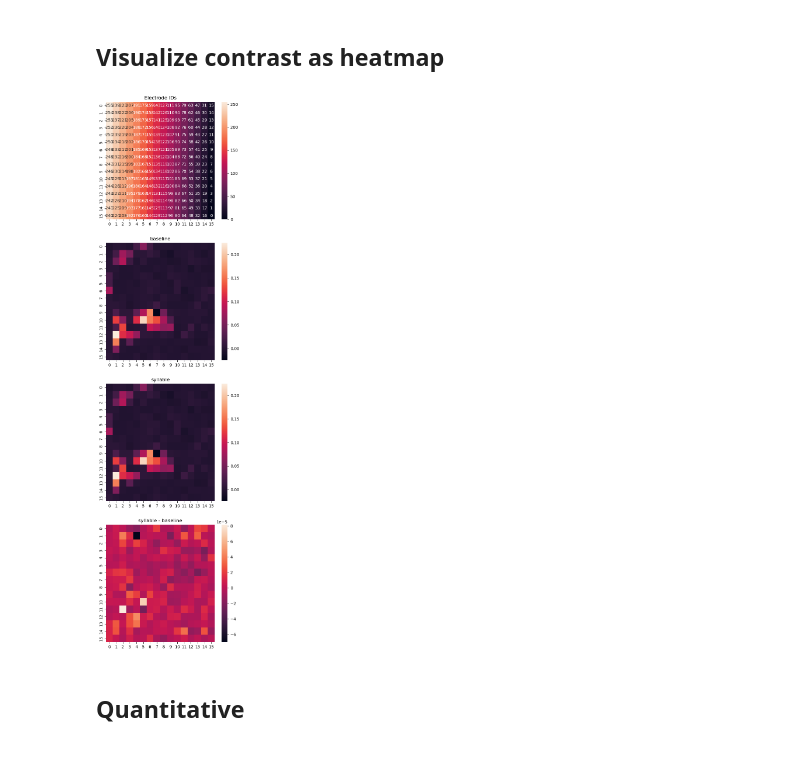
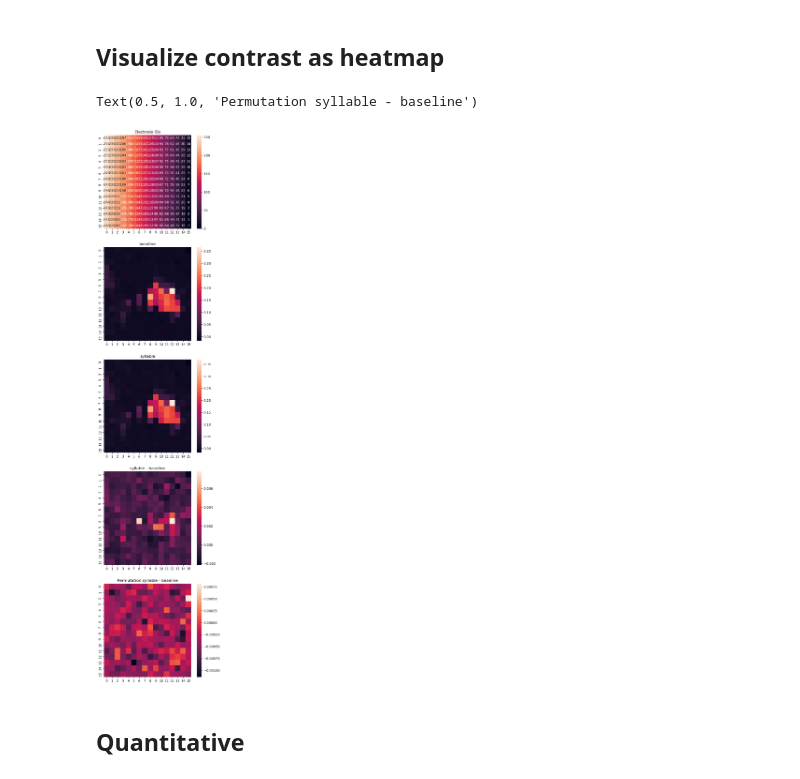
Before and after one commit to hans/ideal-word-representations, a Jupyter notebook: notebooks/encoding/compare_within_subject.ipynb, the cells around one changed output. Saved outputs shown, nothing was run; the diff lists cells and outputs as text; code cells hidden in the pictures.

Commit message:
update compare_within_subject to work with new model serialization

```diff
--- a/notebooks/encoding/compare_within_subject.ipynb
+++ b/notebooks/encoding/compare_within_subject.ipynb
@@ -40,5 +67,7 @@ model1_scores
 # %%
-all_scores = pd.concat([model1_scores, model2_scores], names=["model"], keys=[model1, model2])
-all_scores.to_csv(output_csv)
+all_scores = pd.concat([model1_scores, model2_scores], names=["model"], keys=[model1, model2]) \
+    .droplevel(-1) \
+    .set_index(["output_dim", "fold"], append=True)
+all_scores.to_csv(Path(output_dir) / "scores.csv")
 all_scores
 # %% [output]
@@ -58,0 +88,4 @@ all_scores
+# %%
+all_improvements = all_scores.loc[model2].score - all_scores.loc[model1].score
+all_improvements.to_csv(Path(output_dir) / "improvements.csv")
+all_improvements
@@ -58,0 +106,4 @@ all_scores
+# %%
+permutation_improvements = model2_permutation_scores.score - all_scores.loc[model1].score
+permutation_improvements.to_csv(Path(output_dir) / "permutation_improvements.csv")
+permutation_improvements
@@ -60,48 +125,54 @@ all_scores
 ## Visualize contrast as heatmap
 # %%
 # plot as grid
-grid_num_rows, grid_num_cols = 16, 16
+num_output_dims = len(model1_scores.output_dim.unique())
+grid_num_rows = np.ceil(np.sqrt(num_output_dims)).astype(int)
+grid_num_cols = np.ceil(num_output_dims / grid_num_rows).astype(int)
 
 def output_dim_to_grid_coords(output_dim):
     return grid_num_cols - output_dim // grid_num_cols - 1, grid_num_rows - output_dim % grid_num_rows - 1
 
-if len(model1_scores.output_dim.unique()) == grid_num_rows * grid_num_cols:
-    electrode_grid = np.zeros((grid_num_rows, grid_num_cols)) * np.nan
-    for i in range(256):
-        x, y = output_dim_to_grid_coords(i)
-        electrode_grid[y, x] = i
+electrode_grid = np.zeros((grid_num_rows, grid_num_cols)) * np.nan
+for i in range(num_output_dims):
+    x, y = output_dim_to_grid_coords(i)
+    electrode_grid[y, x] = i
 
-    scores_grid = np.zeros((2, grid_num_rows, grid_num_cols)) * np.nan
+scores_grid = np.zeros((2, grid_num_rows, grid_num_cols)) * np.nan
+for i, scores in enumerate([model1_scores, model2_scores]):
+    for output_dim, scores_rows in scores.groupby("output_dim"):
+        x, y = output_dim_to_grid_coords(output_dim)
+        scores_grid[i, y, x] = scores_rows.score.mean()
 
-    for i, scores in enumerate([model1_scores, model2_scores]):
-        for output_dim, scores_rows in scores.groupby("output_dim"):
-            x, y = output_dim_to_grid_coords(output_dim)
+scores_diff_grid = np.zeros((grid_num_rows, grid_num_cols)) * np.nan
+for output_dim, scores_rows in all_improvements.groupby("output_dim"):
+    x, y = output_dim_to_grid_coords(output_dim)
+    scores_diff_grid[y, x] = scores_rows.mean()
 
-            scores_grid[i, y, x] = scores_rows.score.mean()
+permutation_scores_diff_grid = np.zeros((grid_num_rows, grid_num_cols)) * np.nan
+for output_dim, scores_rows in permutation_improvements.groupby("output_dim"):
+    x, y = output_dim_to_grid_coords(output_dim)
+    permutation_scores_diff_grid[y, x] = scores_rows.mean()
 
-    scores_diff_grid = np.zeros((grid_num_rows, grid_num_cols)) * np.nan
 
-    for output_dim, scores_rows in all_scores.groupby("output_dim"):
-        x, y = output_dim_to_grid_coords(output_dim)
+f, axs = plt.subplots(5, 1, figsize=(6, 6 * 5))
 
-        comparison_for_dim = scores_rows.reset_index().pivot(index="fold", columns="model", values="score")
-        scores_diff_grid[y, x] = (comparison_for_dim[model2] - comparison_for_dim[model1]).mean()
+# Sanity check: plot electrode IDs in grid form. Cross-check this with recon
+sns.heatmap(electrode_grid, annot=True, fmt=".0f", ax=axs[0])
+axs[0].set_title("Electrode IDs")
 
-    f, axs = plt.subplots(4, 1, figsize=(6, 6 * 4))
+sns.heatmap(scores_grid[0], ax=axs[1])
+axs[1].set_title(model1)
 
-    # Sanity check: plot electrode IDs in grid form. Cross-check this with recon
-    sns.heatmap(electrode_grid, annot=True, fmt=".0f", ax=axs[0])
-    axs[0].set_title("Electrode IDs")
+sns.heatmap(scores_grid[1], ax=axs[2])
+axs[2].set_title(model2)
 
-    sns.heatmap(scores_grid[0], ax=axs[1])
-    axs[1].set_title(model1)
+sns.heatmap(scores_diff_grid, ax=axs[3])
+axs[3].set_title(f"{model2} - {model1}")
 
-    sns.heatmap(scores_grid[1], ax=axs[2])
-    axs[2].set_title(model2)
-
-    sns.heatmap(scores_diff_grid, ax=axs[3])
-    axs[3].set_title(f"{model2} - {model1}")
+sns.heatmap(permutation_scores_diff_grid, ax=axs[4])
+axs[4].set_title(f"Permutation {model2} - {model1}")
 # %% [output]
+Text(0.5, 1.0, 'Permutation syllable - baseline')
-[figure, old version]
+[figure, new version]
 # %% [markdown]
 ## Quantitative
```
Also changed, not shown: parts of 22 cells of this notebook.
